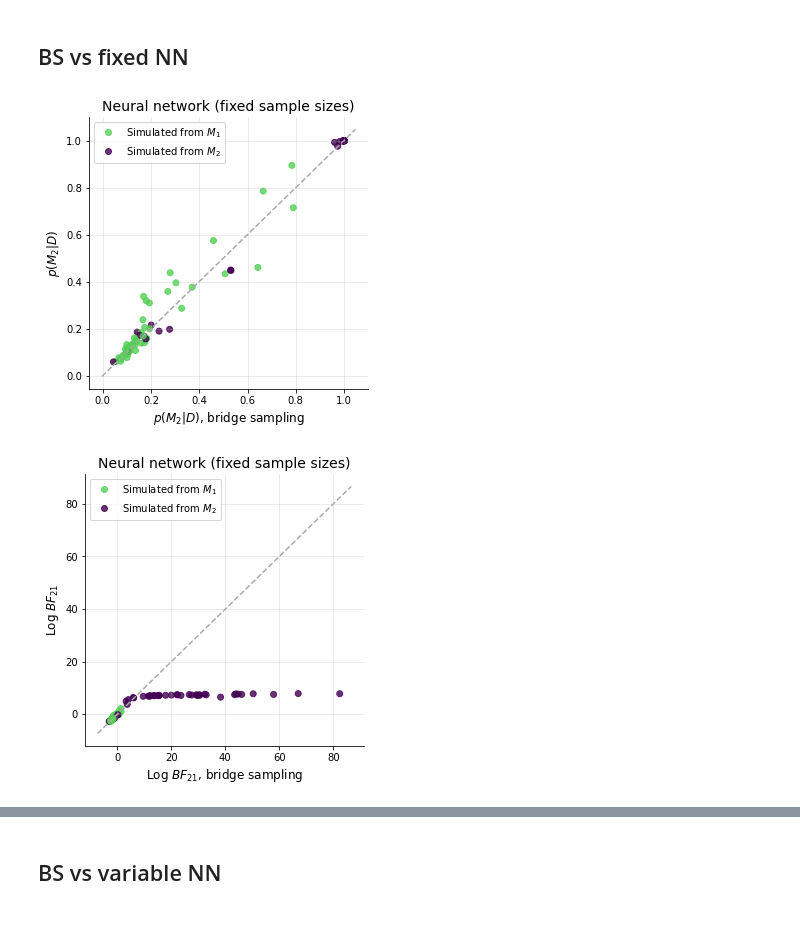
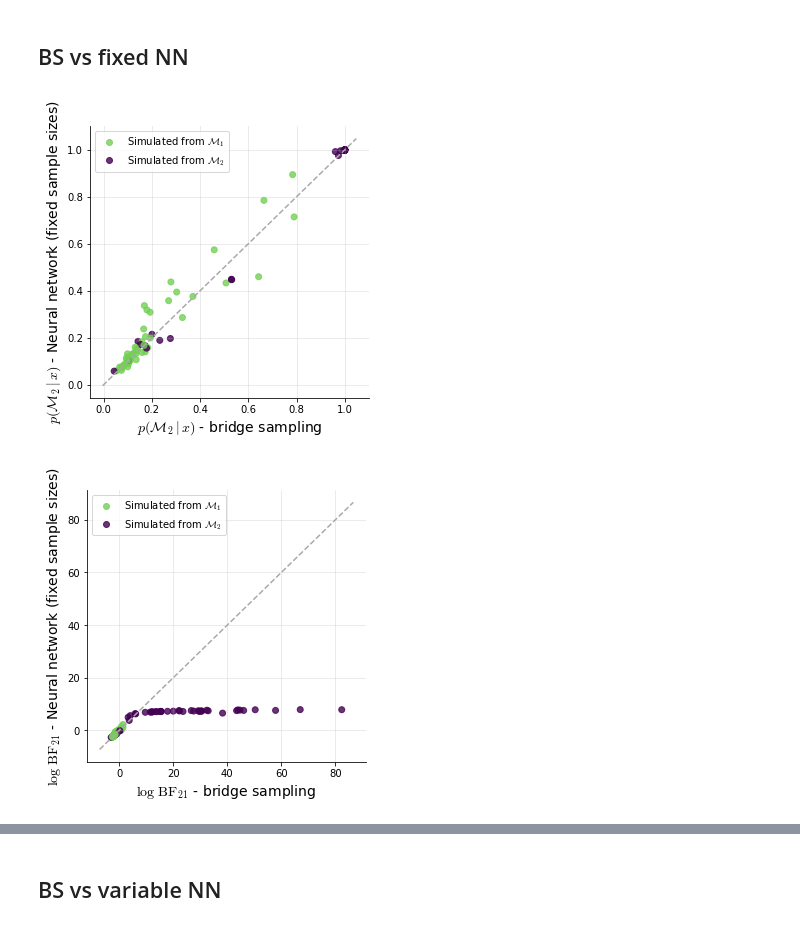
Before and after one commit to elseml/DeepHierarchicalModelComparison, a Jupyter notebook: notebooks/02_bridge_sampling_comparison/bridge_sampling_comparison.ipynb, the cells around one changed output, grey strips where cells are left out. Saved outputs shown, nothing was run; the diff lists cells and outputs as text; code cells hidden in the pictures.

```diff
--- a/notebooks/02_bridge_sampling_comparison/bridge_sampling_comparison.ipynb
+++ b/notebooks/02_bridge_sampling_comparison/bridge_sampling_comparison.ipynb
@@ -110,14 +114,14 @@ log_NN_variable_bfs = log_with_inf_noise_addition(NN_variable)
 ## BS vs fixed NN
 # %%
 # PMPs
-plot_approximations(bridge, NN_fixed, approximated_outcome=0, NN_name='Neural network (fixed sample sizes)', save=True)
+plot_approximations(bridge, NN_fixed, approximated_outcome='PMPs', NN_name='Neural network (fixed sample sizes)', save=False)
 # %% [output]
-[figure, old version]
+[figure, new version]
 # %%
 # Log BFs
-plot_approximations(bridge, NN_fixed, approximated_outcome=1, NN_name='Neural network (fixed sample sizes)')
+plot_approximations(bridge, NN_fixed, approximated_outcome='Log BFs', NN_name='Neural network (fixed sample sizes)')
 # %% [output]
-[figure, old version]
+[figure, new version]
 # %%
 # Log Bfs with filter
 filter = bridge['bayes_factor']<100000
```
Also changed, not shown: parts of 17 cells of this notebook, 2 other files.
